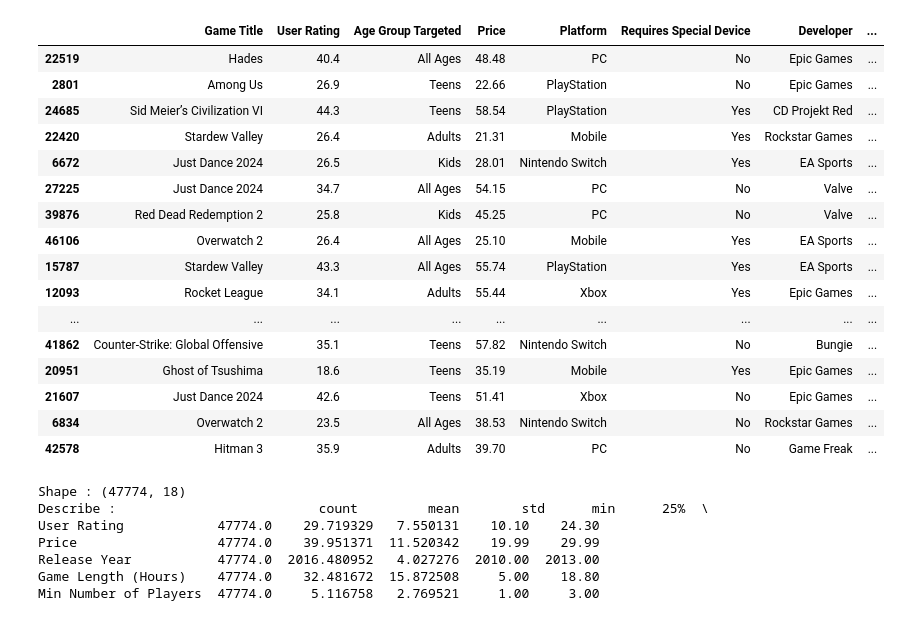
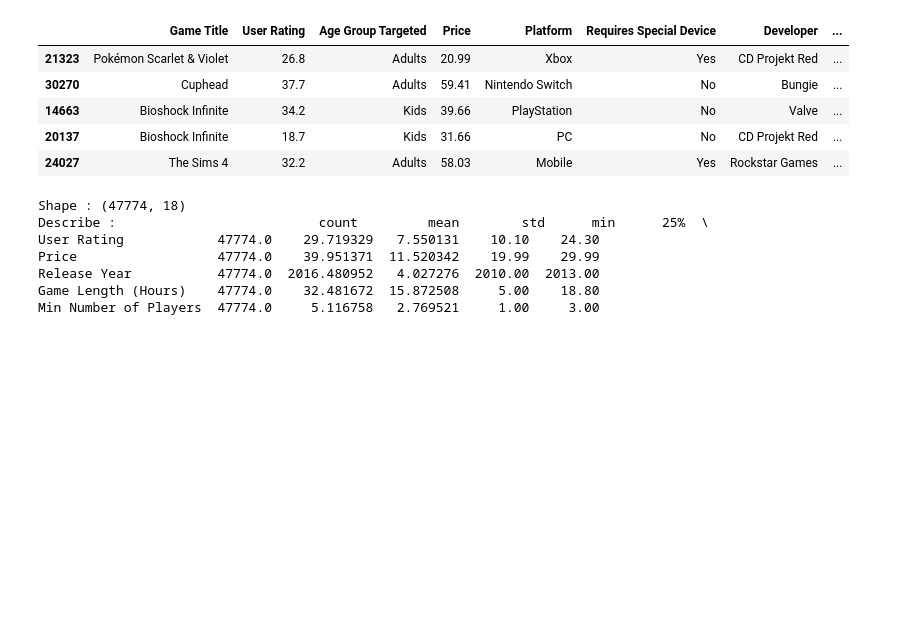
Before and after one commit to giri-harsh/Game-Recommendation-System, a Jupyter notebook: ml/notebooks/01_data_exploration.ipynb, the cells around one changed output. Cells and saved outputs as stored; diff of their text form; code cells hidden in the pictures; blank space fills up the shorter version.

```diff
--- a/ml/notebooks/01_data_exploration.ipynb
+++ b/ml/notebooks/01_data_exploration.ipynb
@@ -5,24 +12,14 @@ import  seaborn as sns
 # %%
+df_og = pd.read_csv(r"C:\Work\Programing Language\task4\Game-Recommendation-System\data\raw\video_game_reviews.csv")
 df = pd.read_csv(r"C:\Work\Programing Language\task4\Game-Recommendation-System\data\raw\video_game_reviews.csv")
-df.sample(20)
+df.sample(5)
 # %% [output]
 |  | Game Title | User Rating | Age Group Targeted | Price | Platform | Requires Special Device | Developer | ... |
-| 22519 | Hades | 40.4 | All Ages | 48.48 | PC | No | Epic Games | ... |
-| 2801 | Among Us | 26.9 | Teens | 22.66 | PlayStation | No | Epic Games | ... |
-| 24685 | Sid Meier’s Civilization VI | 44.3 | Teens | 58.54 | PlayStation | Yes | CD Projekt Red | ... |
-| 22420 | Stardew Valley | 26.4 | Adults | 21.31 | Mobile | Yes | Rockstar Games | ... |
-| 6672 | Just Dance 2024 | 26.5 | Kids | 28.01 | Nintendo Switch | Yes | EA Sports | ... |
-| 27225 | Just Dance 2024 | 34.7 | All Ages | 54.15 | PC | No | Valve | ... |
-| 39876 | Red Dead Redemption 2 | 25.8 | Kids | 45.25 | PC | No | Valve | ... |
-| 46106 | Overwatch 2 | 26.4 | All Ages | 25.10 | Mobile | Yes | EA Sports | ... |
-| 15787 | Stardew Valley | 43.3 | All Ages | 55.74 | PlayStation | Yes | EA Sports | ... |
-| 12093 | Rocket League | 34.1 | Adults | 55.44 | Xbox | Yes | Epic Games | ... |
-| ... | ... | ... | ... | ... | ... | ... | ... | ... |
-| 41862 | Counter-Strike: Global Offensive | 35.1 | Teens | 57.82 | Nintendo Switch | No | Bungie | ... |
-| 20951 | Ghost of Tsushima | 18.6 | Teens | 35.19 | Mobile | Yes | Epic Games | ... |
-| 21607 | Just Dance 2024 | 42.6 | Teens | 51.41 | Xbox | No | Epic Games | ... |
-| 6834 | Overwatch 2 | 23.5 | All Ages | 38.53 | Nintendo Switch | No | Rockstar Games | ... |
-| 42578 | Hitman 3 | 35.9 | Adults | 39.70 | PC | No | Game Freak | ... |
+| 21323 | Pokémon Scarlet & Violet | 26.8 | Adults | 20.99 | Xbox | Yes | CD Projekt Red | ... |
+| 30270 | Cuphead | 37.7 | Adults | 59.41 | Nintendo Switch | No | Bungie | ... |
+| 14663 | Bioshock Infinite | 34.2 | Kids | 39.66 | PlayStation | No | Valve | ... |
+| 20137 | Bioshock Infinite | 18.7 | Kids | 31.66 | PC | No | CD Projekt Red | ... |
+| 24027 | The Sims 4 | 32.2 | Adults | 58.03 | Mobile | Yes | Rockstar Games | ... |
 # %%
 print(f"Shape : {df.shape}")
 print(f"Describe : {df.describe().T}")
```
Also changed, not shown: parts of 28 cells of this notebook.
